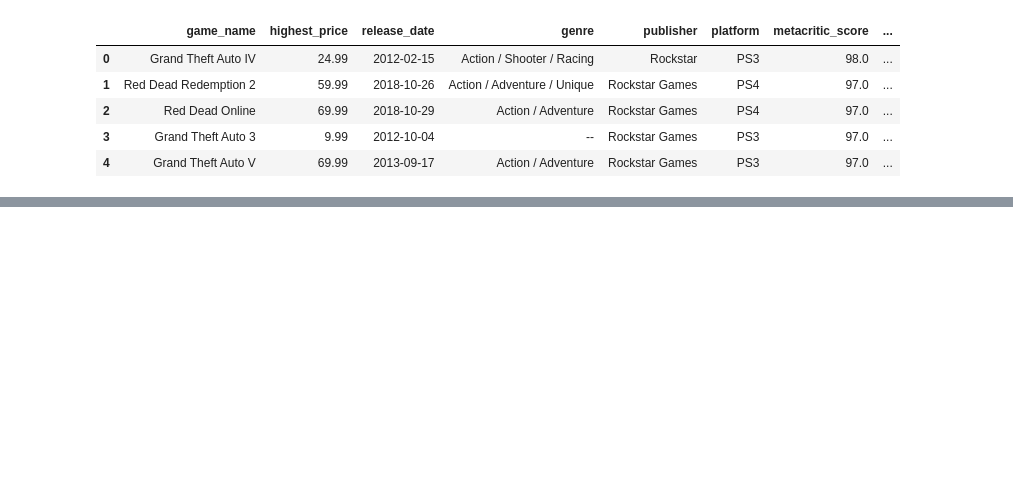
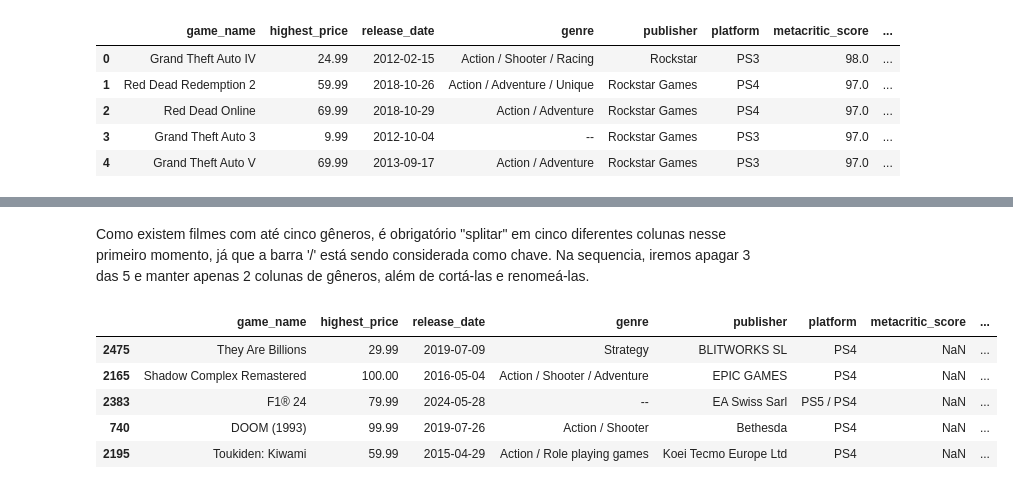
Before and after one commit to CesarNasc/datasets_analysis, a Jupyter notebook: 02_game_details/python/game_details.ipynb, the cells around one changed output, grey strips where cells are left out. Drawn from its saved outputs; the diff is of its cells as text; code cells hidden in the pictures; blank space fills up the shorter version.

Commit message:
Tratamento game_details

```diff
--- a/02_game_details/python/game_details.ipynb
+++ b/02_game_details/python/game_details.ipynb
@@ -162,0 +185,13 @@ df.head(5)
+# %% [markdown]
+Como existem filmes com até cinco gêneros, é obrigatório "splitar" em cinco diferentes colunas nesse primeiro momento, já que a barra '/' está sendo considerada como chave. Na sequencia, iremos apagar 3 das 5 e manter apenas 2 colunas de gêneros, além de cortá-las e renomeá-las.
+# %%
+df[['genero_primario','genero_secundario','genero_terceiro','genero_quarto','genero_quinto']] = df['genre'].str.split('/', expand=True)
+# %%
+df.sample(5)
+# %% [output]
+|  | game_name | highest_price | release_date | genre | publisher | platform | metacritic_score | ... |
+| 2475 | They Are Billions | 29.99 | 2019-07-09 | Strategy | BLITWORKS SL | PS4 | NaN | ... |
+| 2165 | Shadow Complex Remastered | 100.00 | 2016-05-04 | Action / Shooter / Adventure | EPIC GAMES | PS4 | NaN | ... |
+| 2383 | F1® 24 | 79.99 | 2024-05-28 | -- | EA Swiss Sarl | PS5 / PS4 | NaN | ... |
+| 740 | DOOM (1993) | 99.99 | 2019-07-26 | Action / Shooter | Bethesda | PS4 | NaN | ... |
+| 2195 | Toukiden: Kiwami | 59.99 | 2015-04-29 | Action / Role playing games | Koei Tecmo Europe Ltd | PS4 | NaN | ... |
```
Also changed, not shown: parts of 11 cells of this notebook.
